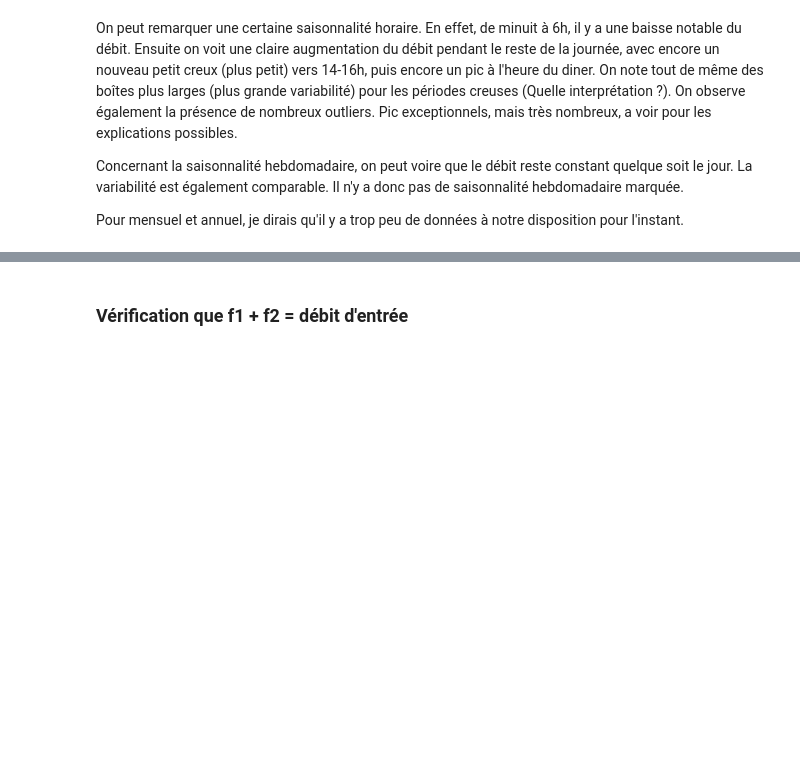
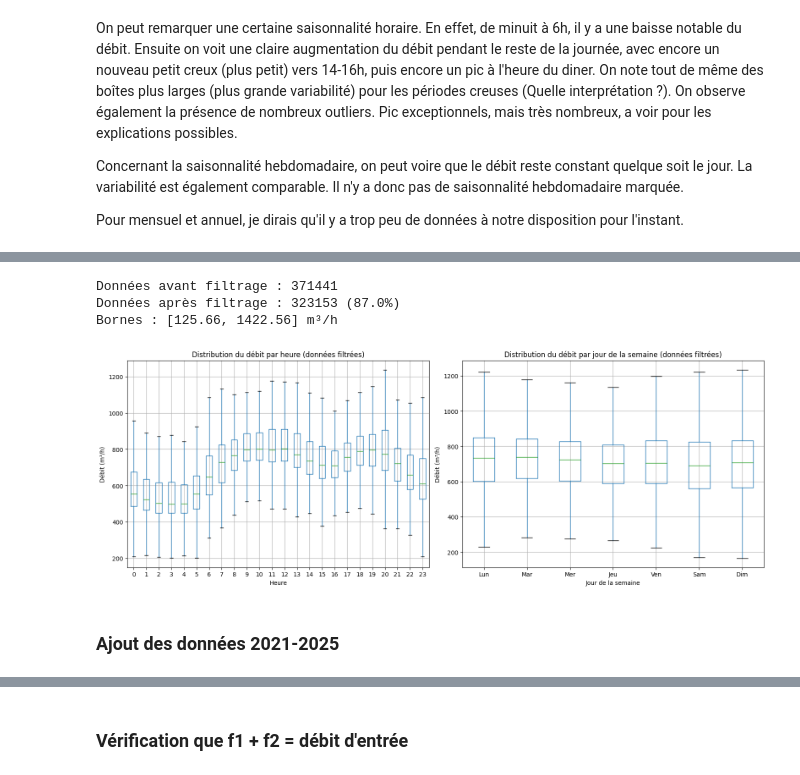
Before and after one commit to TortueAgile22/Capstone, a Jupyter notebook: py_ipynb_files/Sensor_C.ipynb, the cells around one changed output, grey strips where cells are left out. Saved outputs shown, nothing was run; the diff lists cells and outputs as text; code cells hidden in the pictures; blank space fills up the shorter version.

```diff
--- a/py_ipynb_files/Sensor_C.ipynb
+++ b/py_ipynb_files/Sensor_C.ipynb
@@ -216,0 +248,48 @@ Pour mensuel et annuel, je dirais qu'il y a trop peu de données à notre dispos
+# %%
+Q1 = df_entry_debit['value'].quantile(0.25)
+Q3 = df_entry_debit['value'].quantile(0.75)
+IQR = Q3 - Q1
+
+# Bornes de filtrage
+lower_bound = Q1 - 1.5 * IQR
+upper_bound = Q3 + 1.5 * IQR
+
+# Données filtrées (sans outliers)
+df_filtered = df_entry_debit[(df_entry_debit['value'] >= lower_bound) &
+                              (df_entry_debit['value'] <= upper_bound)].copy()
+
+print(f"Données avant filtrage : {len(df_entry_debit)}")
+print(f"Données après filtrage : {len(df_filtered)} ({len(df_filtered)/len(df_entry_debit)*100:.1f}%)")
+print(f"Bornes : [{lower_bound:.2f}, {upper_bound:.2f}] m³/h")
+
+# Recalcul des composantes temporelles
+df_filtered['hour'] = df_filtered.index.hour
+df_filtered['day_of_week'] = df_filtered.index.dayofweek
+
+# Boxplot avec les données filtrées
+fig, axes = plt.subplots(1, 2, figsize=(16, 6))
+
+# Boxplot par heure
+df_filtered.boxplot(column='value', by='hour', ax=axes[0], showfliers=False)
+axes[0].set_title('Distribution du débit par heure (données filtrées)')
+axes[0].set_xlabel('Heure')
+axes[0].set_ylabel('Débit (m³/h)')
+
+# Boxplot par jour de semaine
+days = ['Lun', 'Mar', 'Mer', 'Jeu', 'Ven', 'Sam', 'Dim']
+df_filtered.boxplot(column='value', by='day_of_week', ax=axes[1], showfliers=False)
+axes[1].set_title('Distribution du débit par jour de la semaine (données filtrées)')
+axes[1].set_xlabel('Jour de la semaine')
+axes[1].set_xticklabels(days)
+axes[1].set_ylabel('Débit (m³/h)')
+
+plt.suptitle('')
+plt.tight_layout()
+plt.show()
+# %% [output]
+Données avant filtrage : 371441
+Données après filtrage : 323153 (87.0%)
+Bornes : [125.66, 1422.56] m³/h
+[figure, added]
+# %% [markdown]
+### Ajout des données 2021-2025
```
Also changed, not shown: parts of 12 cells of this notebook, 2 other files.
